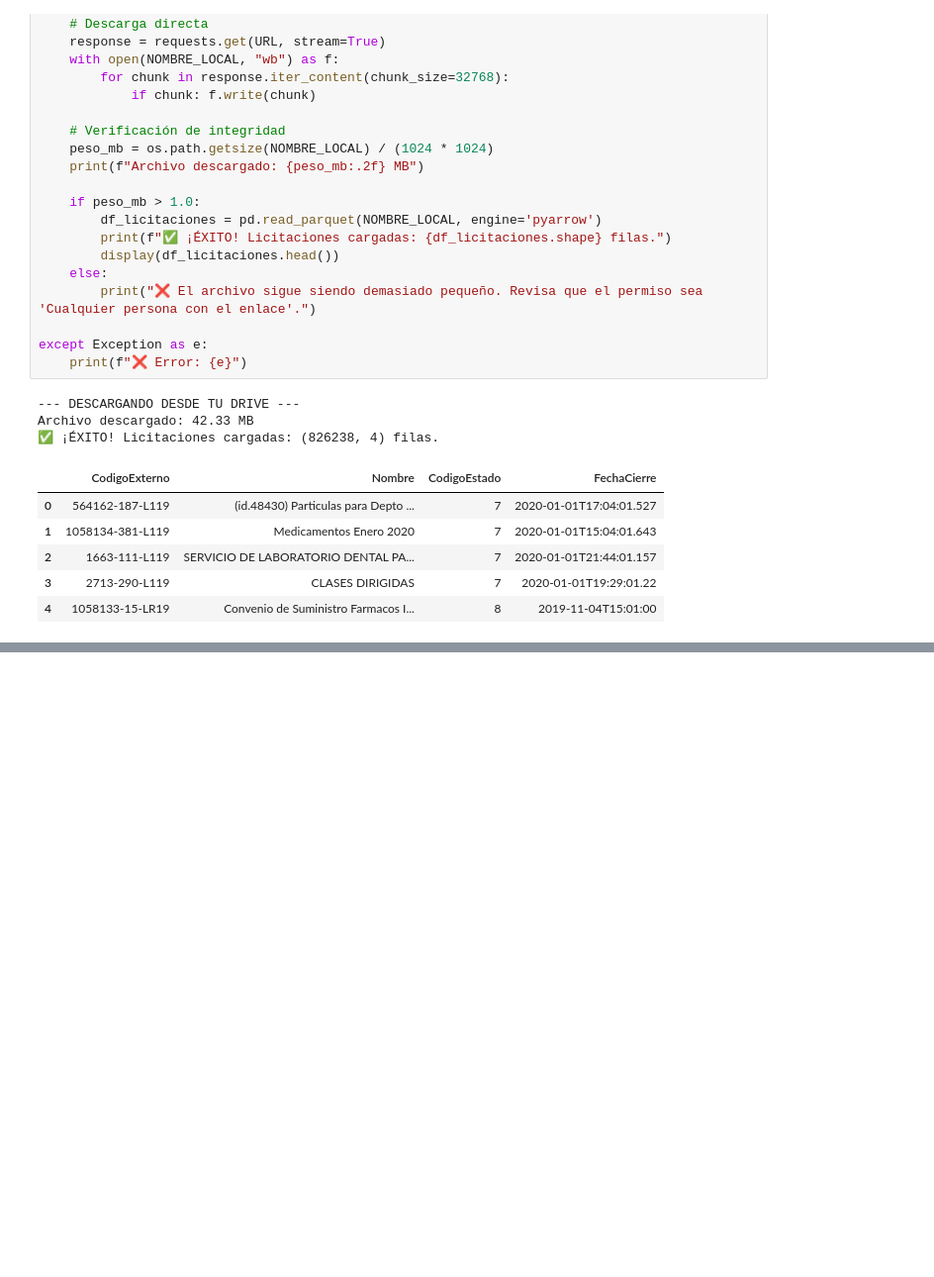
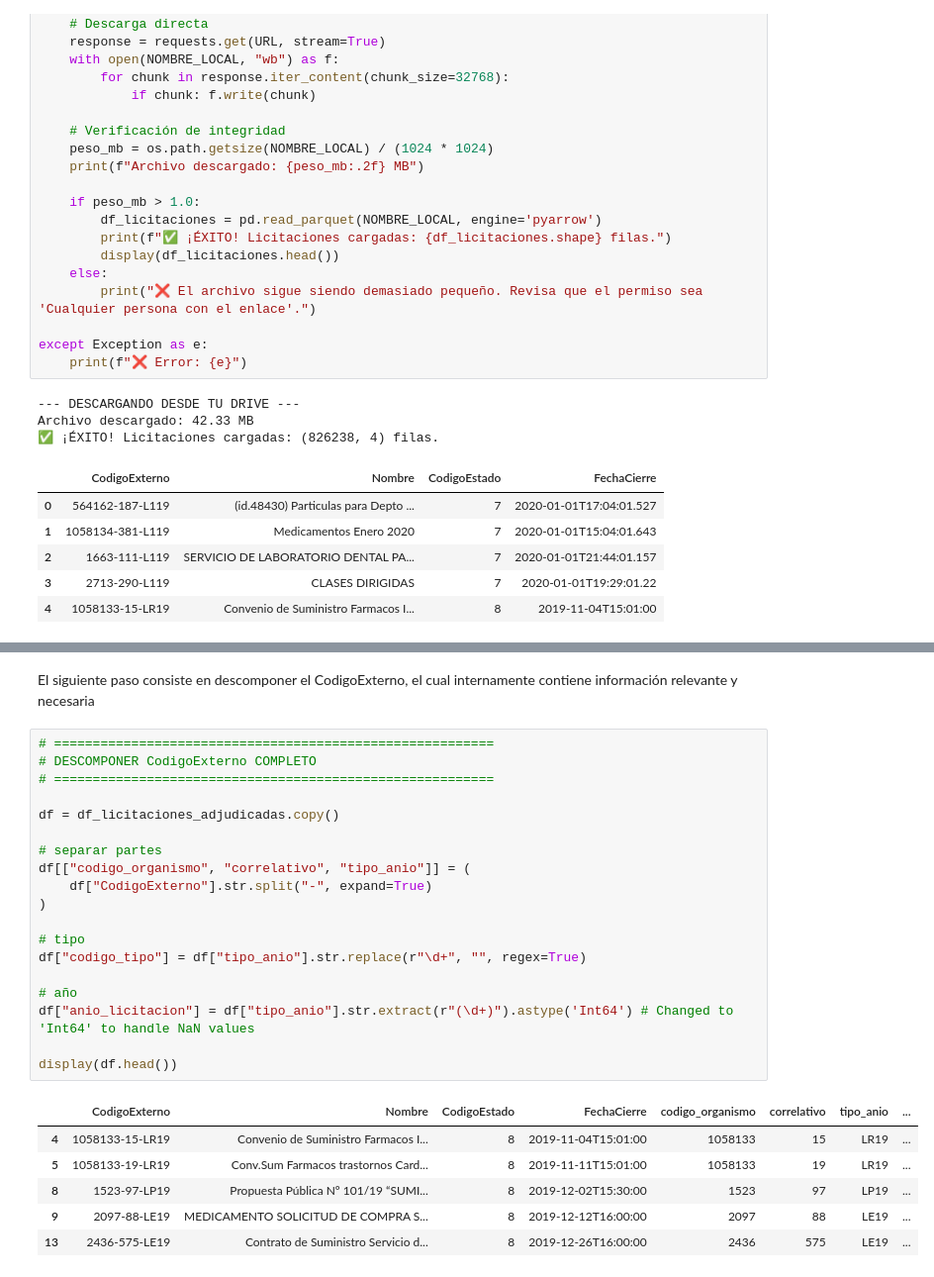
Before and after one commit to Fablop84/practica_final_condores, a Jupyter notebook: Scripts/proyecto_final_condores.ipynb, the cells around one changed output, grey strips where cells are left out. Shown at 99% size. Drawn from its saved outputs; the diff is of its cells as text; blank space fills up the shorter version.

```diff
--- a/Scripts/proyecto_final_condores.ipynb
+++ b/Scripts/proyecto_final_condores.ipynb
@@ -135,0 +296,28 @@ Descargando ordenes_2025.parquet (esta vez de forma robusta)...
+# %% [markdown]
+El siguiente paso consiste en descomponer el CodigoExterno, el cual internamente contiene información relevante y necesaria
+# %%
+# =========================================================
+# DESCOMPONER CodigoExterno COMPLETO
+# =========================================================
+
+df = df_licitaciones_adjudicadas.copy()
+
+# separar partes
+df[["codigo_organismo", "correlativo", "tipo_anio"]] = (
+    df["CodigoExterno"].str.split("-", expand=True)
+)
+
+# tipo
+df["codigo_tipo"] = df["tipo_anio"].str.replace(r"\d+", "", regex=True)
+
+# año
+df["anio_licitacion"] = df["tipo_anio"].str.extract(r"(\d+)").astype('Int64') # Changed to 'Int64' to handle NaN values
+
+display(df.head())
+# %% [output]
+|  | CodigoExterno | Nombre | CodigoEstado | FechaCierre | codigo_organismo | correlativo | tipo_anio | ... |
+| 4 | 1058133-15-LR19 | Convenio de Suministro Farmacos I... | 8 | 2019-11-04T15:01:00 | 1058133 | 15 | LR19 | ... |
+| 5 | 1058133-19-LR19 | Conv.Sum Farmacos trastornos Card... | 8 | 2019-11-11T15:01:00 | 1058133 | 19 | LR19 | ... |
+| 8 | 1523-97-LP19 | Propuesta Pública Nº 101/19 “SUMI... | 8 | 2019-12-02T15:30:00 | 1523 | 97 | LP19 | ... |
+| 9 | 2097-88-LE19 | MEDICAMENTO SOLICITUD DE COMPRA S... | 8 | 2019-12-12T16:00:00 | 2097 | 88 | LE19 | ... |
+| 13 | 2436-575-LE19 | Contrato de Suministro Servicio d... | 8 | 2019-12-26T16:00:00 | 2436 | 575 | LE19 | ... |
```
Also changed, not shown: parts of 52 cells of this notebook.
